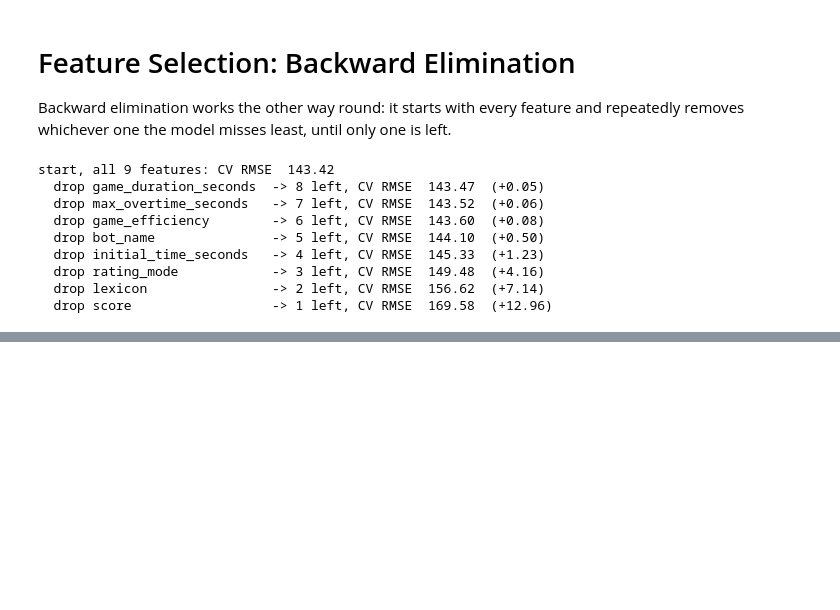
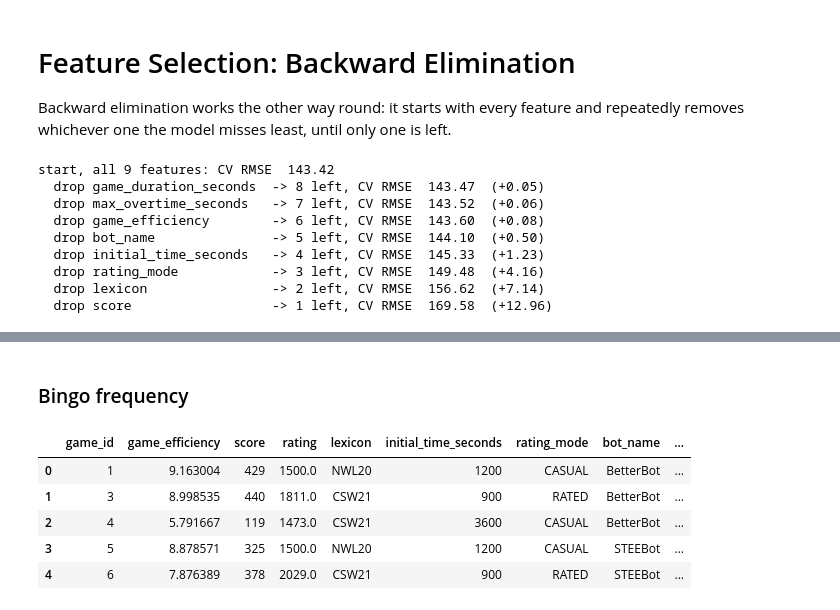
Before and after one commit to eranK12329/Scrabble, a Jupyter notebook: scrabble_project.ipynb, the cells around one changed output, grey strips where cells are left out. Drawn from its saved outputs; the diff is of its cells as text; code cells hidden in the pictures; blank space fills up the shorter version.

```diff
--- a/scrabble_project.ipynb
+++ b/scrabble_project.ipynb
@@ -693,0 +705,27 @@ start, all 9 features: CV RMSE  143.42
+# %% [markdown]
+### Bingo frequency
+# %%
+bingo_per_game = (
+    play_turns[~play_turns['nickname'].isin(bot_names)]
+    .assign(is_bingo=lambda df: df['tiles_placed'] == 7)
+    .groupby('game_id')['is_bingo']
+    .mean()
+    .rename('bingo_rate')
+    .reset_index()
+)
+
+train_feature_engineering_df = (
+    train_feature_engineering_df
+    .drop(columns=['bingo_rate'], errors='ignore')
+    .merge(bingo_per_game, on='game_id', how='left')
+)
+
+
+train_feature_engineering_df.head()
+# %% [output]
+|  | game_id | game_efficiency | score | rating | lexicon | initial_time_seconds | rating_mode | bot_name | ... |
+| 0 | 1 | 9.163004 | 429 | 1500.0 | NWL20 | 1200 | CASUAL | BetterBot | ... |
+| 1 | 3 | 8.998535 | 440 | 1811.0 | CSW21 | 900 | RATED | BetterBot | ... |
+| 2 | 4 | 5.791667 | 119 | 1473.0 | CSW21 | 3600 | CASUAL | BetterBot | ... |
+| 3 | 5 | 8.878571 | 325 | 1500.0 | NWL20 | 1200 | CASUAL | STEEBot | ... |
+| 4 | 6 | 7.876389 | 378 | 2029.0 | CSW21 | 900 | RATED | STEEBot | ... |
```
Also changed, not shown: parts of 12 cells of this notebook.
